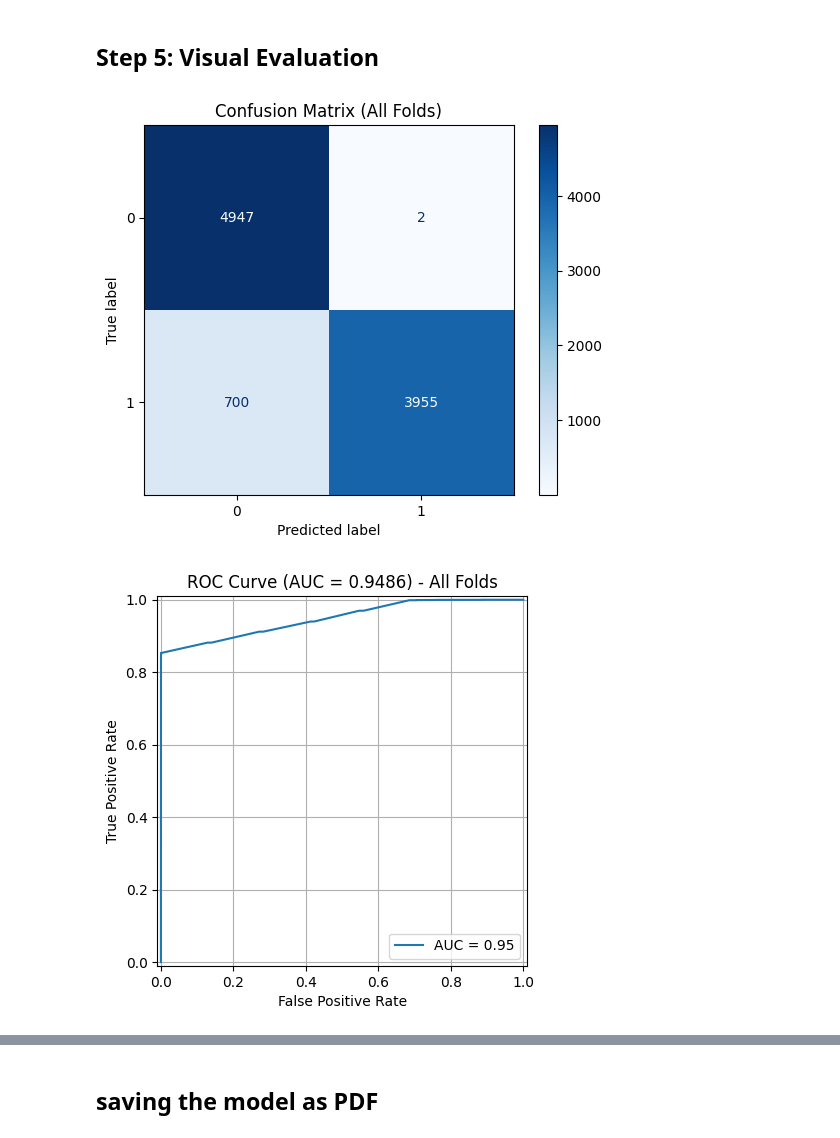
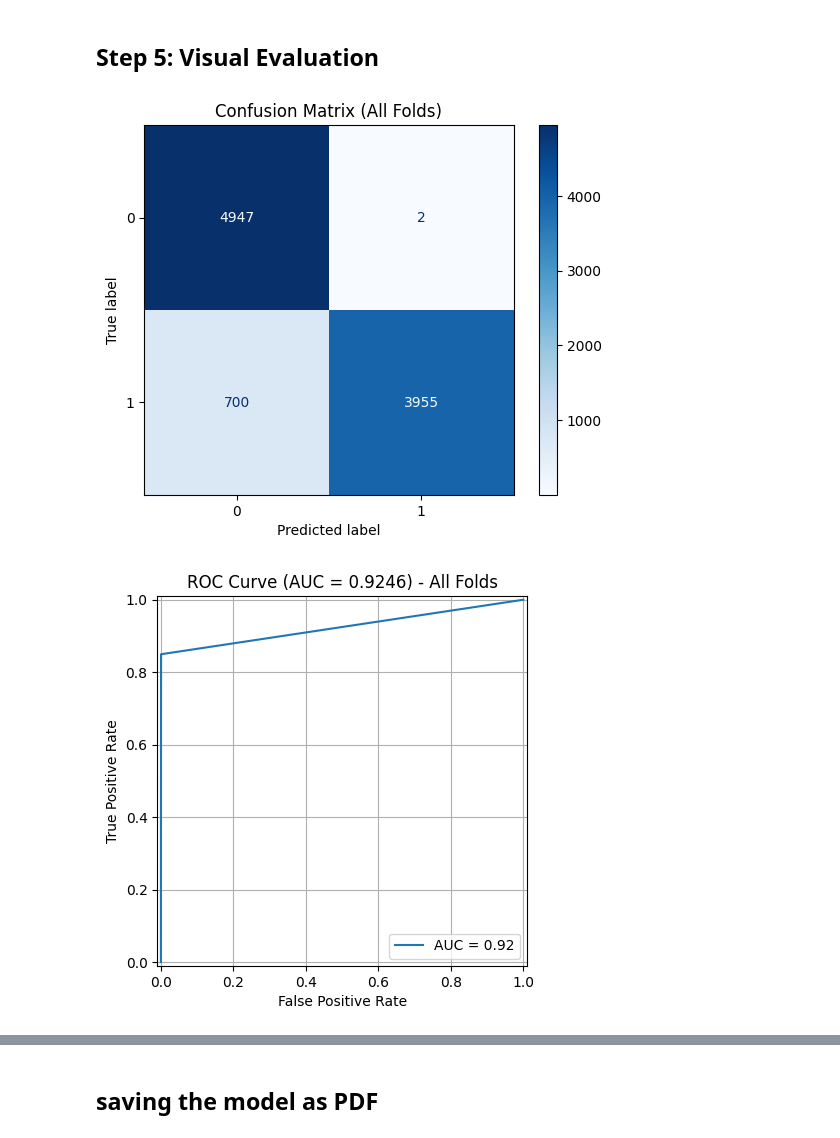
Before and after one commit to Amir-Tav/Detection-of-SYN-Flood-Attacks-Using-Machine-Learning-and-Deep-Learning-Techniques-with-Feature-Base, a Jupyter notebook: Amir Tavahin/SVM.ipynb, the cells around one changed output, grey strips where cells are left out. Saved outputs shown, nothing was run; the diff lists cells and outputs as text; code cells hidden in the pictures.

Commit message:
f.2
finalised my code as well as it's PDF's

```diff
--- a/Amir Tavahin/SVM.ipynb
+++ b/Amir Tavahin/SVM.ipynb
@@ -73,16 +73,16 @@ import os
 from sklearn.metrics import accuracy_score
 
 fold_accuracies = []
-y_true = []
-y_pred = []
-y_scores = []
+true_label = []
+pred_label = []
+fold_results = []
 
 process = psutil.Process(os.getpid())
 
 # Resource Monitoring Start
-overall_start_time = time.time()
-overall_start_ram = process.memory_info().rss / 1024 / 1024  # in MB
-overall_start_cpu = psutil.cpu_percent(interval=1)
+start_time_count = time.time()
+start_ram_count = process.memory_info().rss / 1024 / 1024  # in MB
+start_cpu_count = psutil.cpu_percent(interval=1)
 
 for fold in range(0, 5):
     print(f'\nTraining fold {fold}...')
@@ -101,9 +101,9 @@ for fold in range(0, 5):
     y_scores = svm_model.decision_function(X_val)
 
     # Store results
-    y_true.extend(y_val)
-    y_pred.extend(y_pred)
-    y_scores.extend(y_scores)
+    true_label.extend(y_val)
+    pred_label.extend(y_pred)
+    fold_results.extend(y_scores)
 
     # Accuracy
     acc = accuracy_score(y_val, y_pred)
@@ -111,15 +111,15 @@ for fold in range(0, 5):
     print(f'Fold {fold} Accuracy: {acc:.4f}')
 
 # Resource Monitoring End
-overall_end_time = time.time()
-overall_end_ram = process.memory_info().rss / 1024 / 1024  # in MB
-overall_end_cpu = psutil.cpu_percent(interval=1)
+end_time_count = time.time()
+end_ram_count = process.memory_info().rss / 1024 / 1024  # in MB
+end_cpu_count = psutil.cpu_percent(interval=1)
 
 # Summary
 print("\nOverall SVM Training Stats")
-print(f"Total Training Time: {overall_end_time - overall_start_time:.2f} seconds")
-print(f"Total RAM Usage Increase: {overall_end_ram - overall_start_ram:.2f} MB")
-print(f"CPU Usage (at final check): {overall_end_cpu}%")
+print(f"Total Training Time: {end_time_count - start_time_count:.2f} seconds")
+print(f"Total RAM Usage Increase: {end_ram_count - start_ram_count:.2f} MB")
+print(f"CPU Usage (at final check): {end_cpu_count}%")
 # %% [output]
 Training fold 0...
 Fold 0 Accuracy: 0.9282
@@ -162,34 +162,34 @@ from sklearn.metrics import (
     confusion_matrix,
     ConfusionMatrixDisplay,
     roc_curve,
     auc,
     RocCurveDisplay,
     precision_recall_curve,
     PrecisionRecallDisplay,
 )
 
 # Confusion Matrix
-cm = confusion_matrix(y_true, y_pred)
+cm = confusion_matrix(true_label, pred_label)
 disp_cm = ConfusionMatrixDisplay(confusion_matrix=cm)
 disp_cm.plot(cmap='Blues')
 plt.title('Confusion Matrix (All Folds)')
 plt.grid(False)
 plt.show()
 
 # ROC Curve
-fpr, tpr, _ = roc_curve(y_true, y_scores)
+fpr, tpr, _ = roc_curve(true_label, pred_label)
 roc_auc = auc(fpr, tpr)
 RocCurveDisplay(fpr=fpr, tpr=tpr, roc_auc=roc_auc).plot()
 plt.title(f'ROC Curve (AUC = {roc_auc:.4f}) - All Folds')
 plt.grid(True)
 plt.show()
 
 # Precision-Recall Curve
-precision, recall, _ = precision_recall_curve(y_true, y_scores)
+precision, recall, _ = precision_recall_curve(true_label, pred_label)
 PrecisionRecallDisplay(precision=precision, recall=recall).plot()
 plt.title('Precision-Recall Curve (All Folds)')
 plt.grid(True)
 plt.show()
 # %% [output]
 [figure]
-[figure, old version]
+[figure, new version]
```
Also changed, not shown: parts of 3 cells of this notebook, 5 other files.
